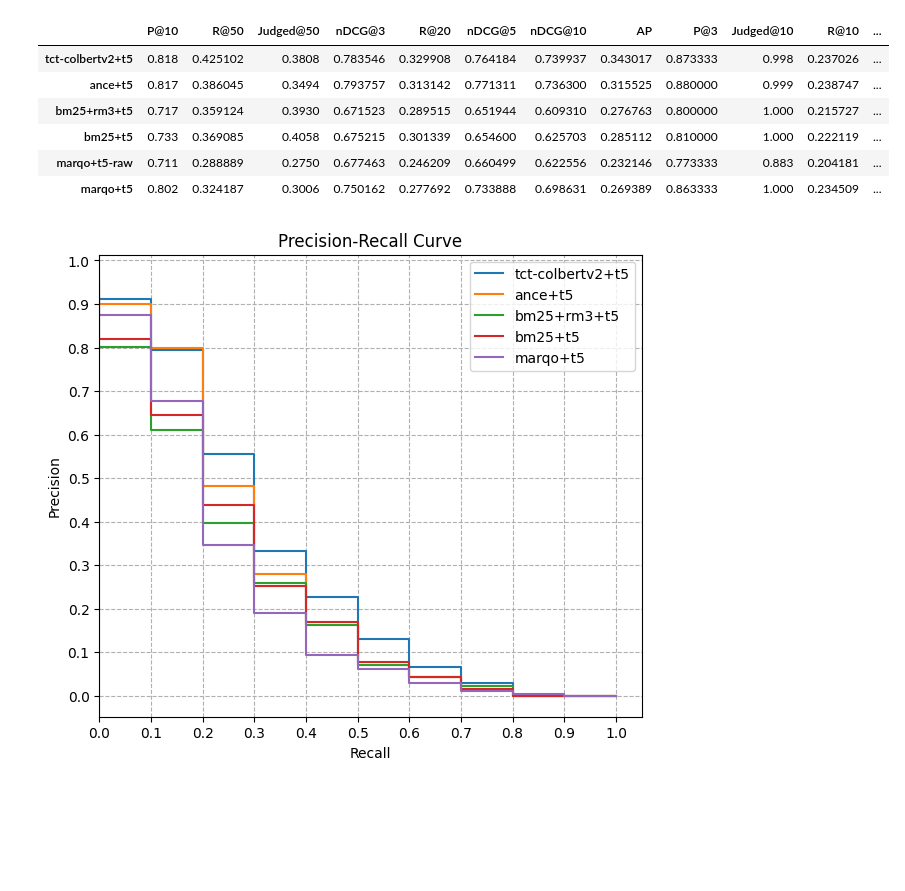
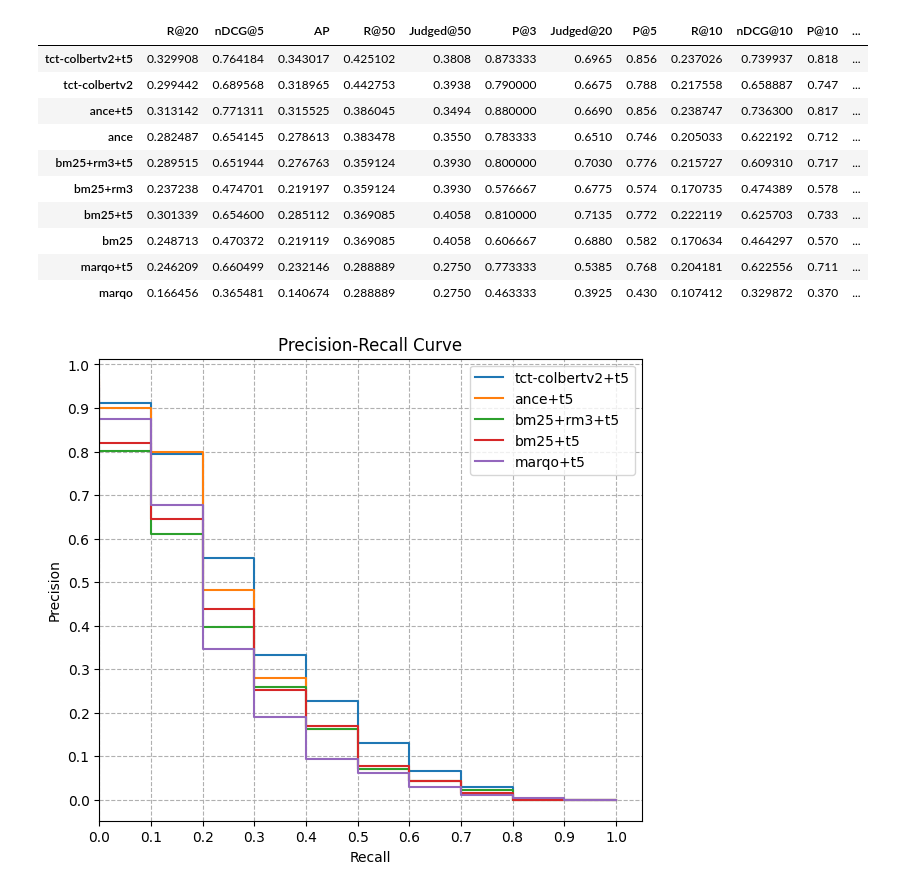
Before and after one commit to PhilipZubel/task-search-quality, a Jupyter notebook: results_cooking.ipynb, the cells around one changed output. Drawn from its saved outputs; the diff is of its cells as text; code cells hidden in the pictures; blank space fills up the shorter version.

```diff
--- a/results_cooking.ipynb
+++ b/results_cooking.ipynb
@@ -21,27 +21,31 @@ queries = {
 # %%
 from results_helper import get_all_metrics, get_all_metrics_searcher
 
 # results = {}
 # for searcher in cooking_runs:
 #     run = os.path.join(run_cooking_folder, searcher)
 #     searcher_name = searcher[:-4].lower()
 #     accuracy = get_accuracy(run, cooking_qrles)
 #     results[searcher_name] = accuracy
 #     # print(searcher_name, accuracy)
 # df = pd.DataFrame(results).transpose()
 # df
 path = "/home/ubuntu/task-search-quality/measurements/cooking/analysis/all-metrics"
 
-get_all_metrics(run_cooking_folder, cooking_qrels, path, with_t5=True)
+get_all_metrics(run_cooking_folder, cooking_qrels, path, with_t5=None)
 # get_all_metrics_searcher(run_cooking_folder, cooking_qrels, path, s_name="marqo")
 # %% [output]
-|  | P@10 | R@50 | Judged@50 | nDCG@3 | R@20 | nDCG@5 | nDCG@10 | AP | P@3 | Judged@10 | R@10 | ... |
-| tct-colbertv2+t5 | 0.818 | 0.425102 | 0.3808 | 0.783546 | 0.329908 | 0.764184 | 0.739937 | 0.343017 | 0.873333 | 0.998 | 0.237026 | ... |
-| ance+t5 | 0.817 | 0.386045 | 0.3494 | 0.793757 | 0.313142 | 0.771311 | 0.736300 | 0.315525 | 0.880000 | 0.999 | 0.238747 | ... |
-| bm25+rm3+t5 | 0.717 | 0.359124 | 0.3930 | 0.671523 | 0.289515 | 0.651944 | 0.609310 | 0.276763 | 0.800000 | 1.000 | 0.215727 | ... |
-| bm25+t5 | 0.733 | 0.369085 | 0.4058 | 0.675215 | 0.301339 | 0.654600 | 0.625703 | 0.285112 | 0.810000 | 1.000 | 0.222119 | ... |
-| marqo+t5-raw | 0.711 | 0.288889 | 0.2750 | 0.677463 | 0.246209 | 0.660499 | 0.622556 | 0.232146 | 0.773333 | 0.883 | 0.204181 | ... |
-| marqo+t5 | 0.802 | 0.324187 | 0.3006 | 0.750162 | 0.277692 | 0.733888 | 0.698631 | 0.269389 | 0.863333 | 1.000 | 0.234509 | ... |
+|  | R@20 | nDCG@5 | AP | R@50 | Judged@50 | P@3 | Judged@20 | P@5 | R@10 | nDCG@10 | P@10 | ... |
+| tct-colbertv2+t5 | 0.329908 | 0.764184 | 0.343017 | 0.425102 | 0.3808 | 0.873333 | 0.6965 | 0.856 | 0.237026 | 0.739937 | 0.818 | ... |
+| tct-colbertv2 | 0.299442 | 0.689568 | 0.318965 | 0.442753 | 0.3938 | 0.790000 | 0.6675 | 0.788 | 0.217558 | 0.658887 | 0.747 | ... |
+| ance+t5 | 0.313142 | 0.771311 | 0.315525 | 0.386045 | 0.3494 | 0.880000 | 0.6690 | 0.856 | 0.238747 | 0.736300 | 0.817 | ... |
+| ance | 0.282487 | 0.654145 | 0.278613 | 0.383478 | 0.3550 | 0.783333 | 0.6510 | 0.746 | 0.205033 | 0.622192 | 0.712 | ... |
+| bm25+rm3+t5 | 0.289515 | 0.651944 | 0.276763 | 0.359124 | 0.3930 | 0.800000 | 0.7030 | 0.776 | 0.215727 | 0.609310 | 0.717 | ... |
+| bm25+rm3 | 0.237238 | 0.474701 | 0.219197 | 0.359124 | 0.3930 | 0.576667 | 0.6775 | 0.574 | 0.170735 | 0.474389 | 0.578 | ... |
+| bm25+t5 | 0.301339 | 0.654600 | 0.285112 | 0.369085 | 0.4058 | 0.810000 | 0.7135 | 0.772 | 0.222119 | 0.625703 | 0.733 | ... |
+| bm25 | 0.248713 | 0.470372 | 0.219119 | 0.369085 | 0.4058 | 0.606667 | 0.6880 | 0.582 | 0.170634 | 0.464297 | 0.570 | ... |
+| marqo+t5 | 0.246209 | 0.660499 | 0.232146 | 0.288889 | 0.2750 | 0.773333 | 0.5385 | 0.768 | 0.204181 | 0.622556 | 0.711 | ... |
+| marqo | 0.166456 | 0.365481 | 0.140674 | 0.288889 | 0.2750 | 0.463333 | 0.3925 | 0.430 | 0.107412 | 0.329872 | 0.370 | ... |
 # %%
 from results_helper import get_precision_recall_graph
 
```
Also changed, not shown: parts of 1 cell of this notebook, 8 other files.
